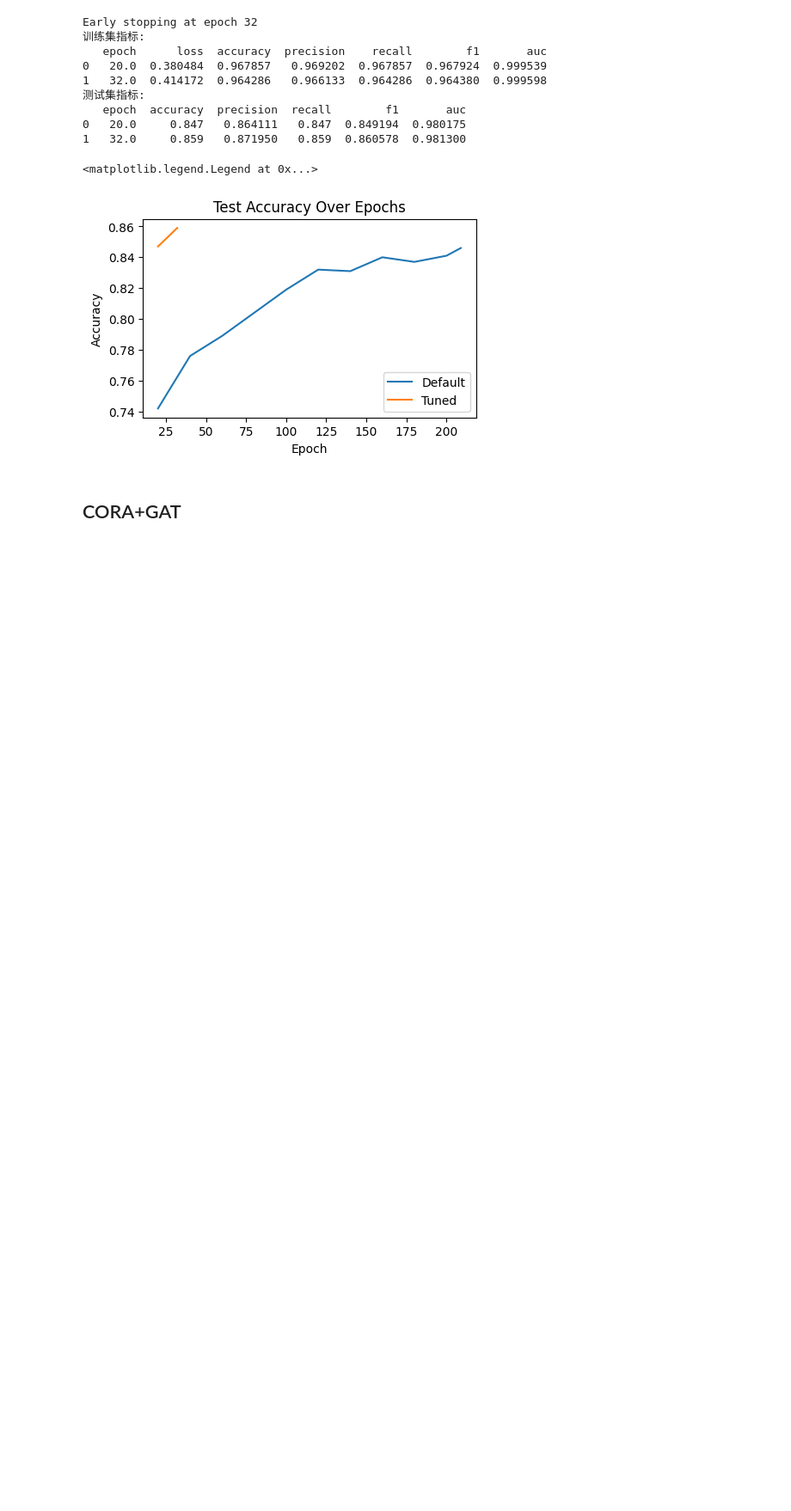
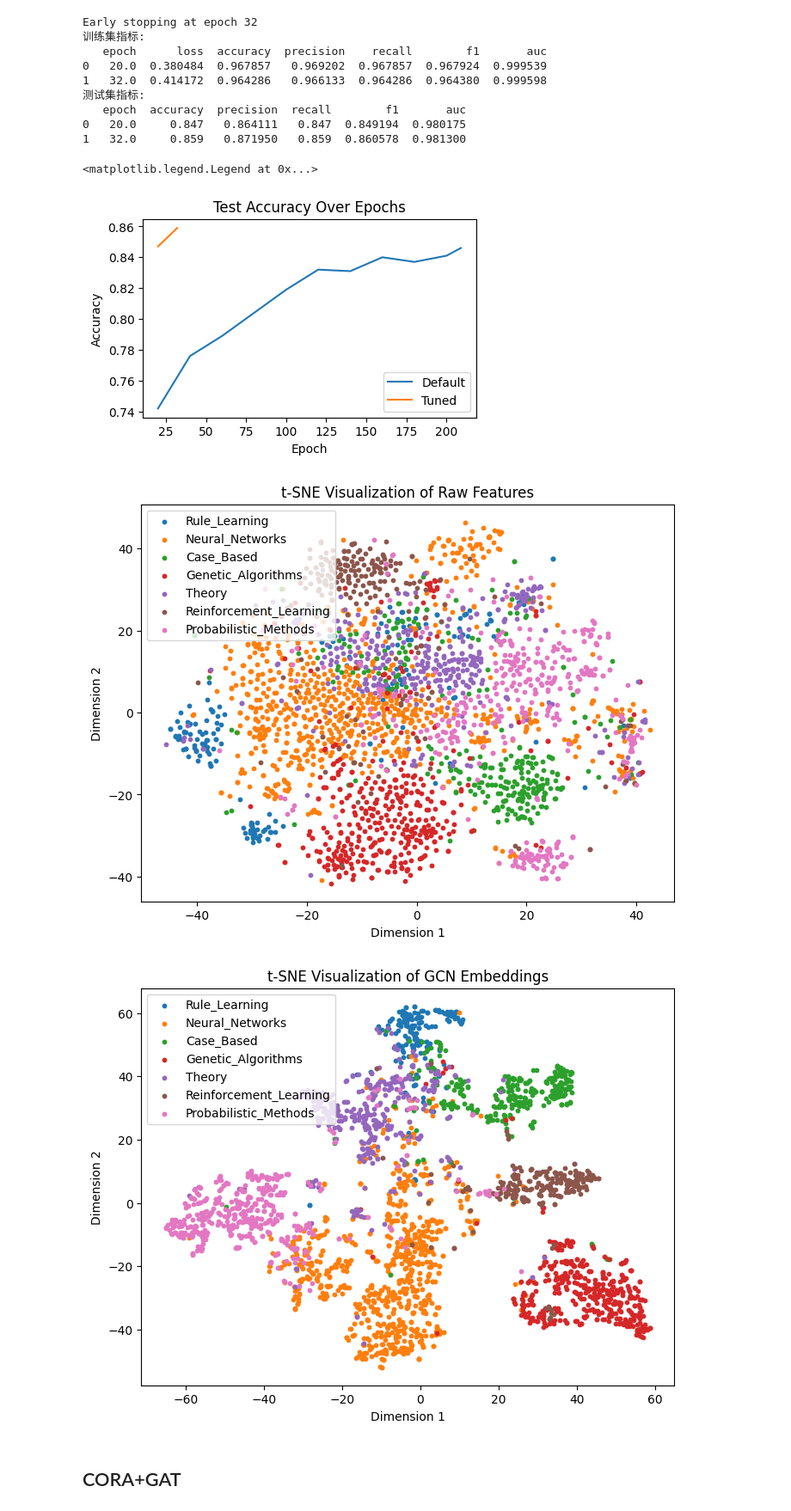
Before and after one commit to coder-zmz/DM-Final, a Jupyter notebook: colab.ipynb, the cells around one changed output. Shown: that part at 86% size. Drawn from its saved outputs; the diff is of its cells as text; code cells hidden in the pictures; blank space fills up the shorter version.

```diff
--- a/colab.ipynb
+++ b/colab.ipynb
@@ -714,6 +819,15 @@ plt.legend()
 # %% [output]
 <matplotlib.legend.Legend at 0x...>
 [figure]
+# %%
+# @title 可视化分类情况
+import matplotlib.pyplot as plt
+
+visualize_embeddings(data, cora_data[1], embeddings=data.x, title="t-SNE Visualization of Raw Features")
+visualize_embeddings(data, cora_data[1], model=model, title="t-SNE Visualization of GCN Embeddings")
+# %% [output]
+[figure, added]
+[figure, added]
 # %% [markdown]
 ## CORA+GAT
 # %%
```
Also changed, not shown: parts of 6 cells of this notebook.
